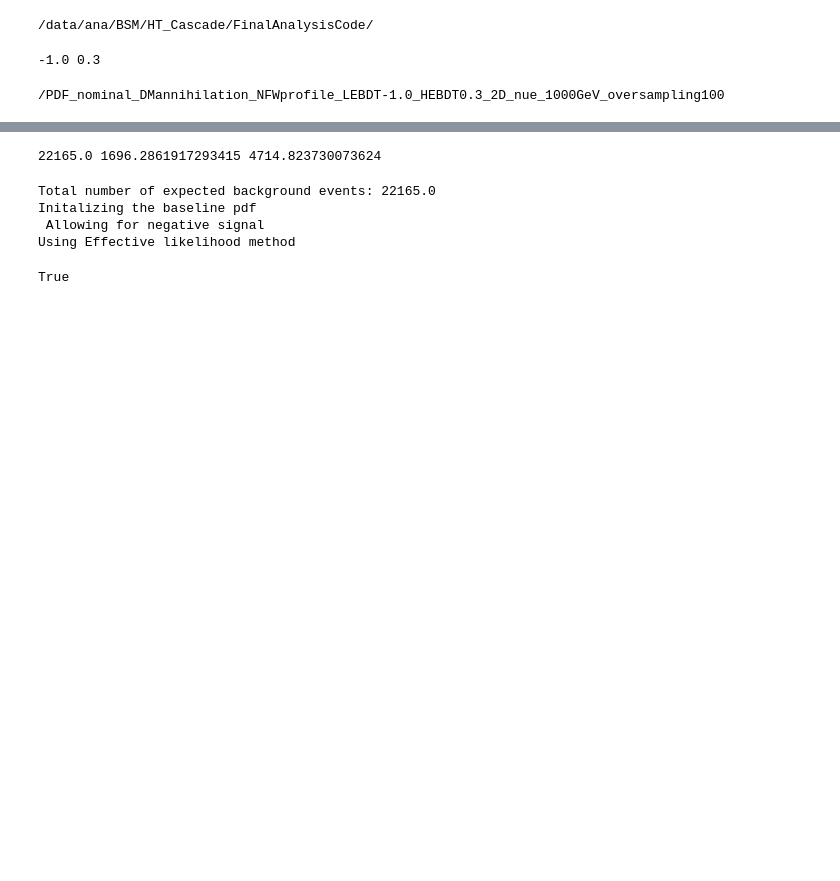
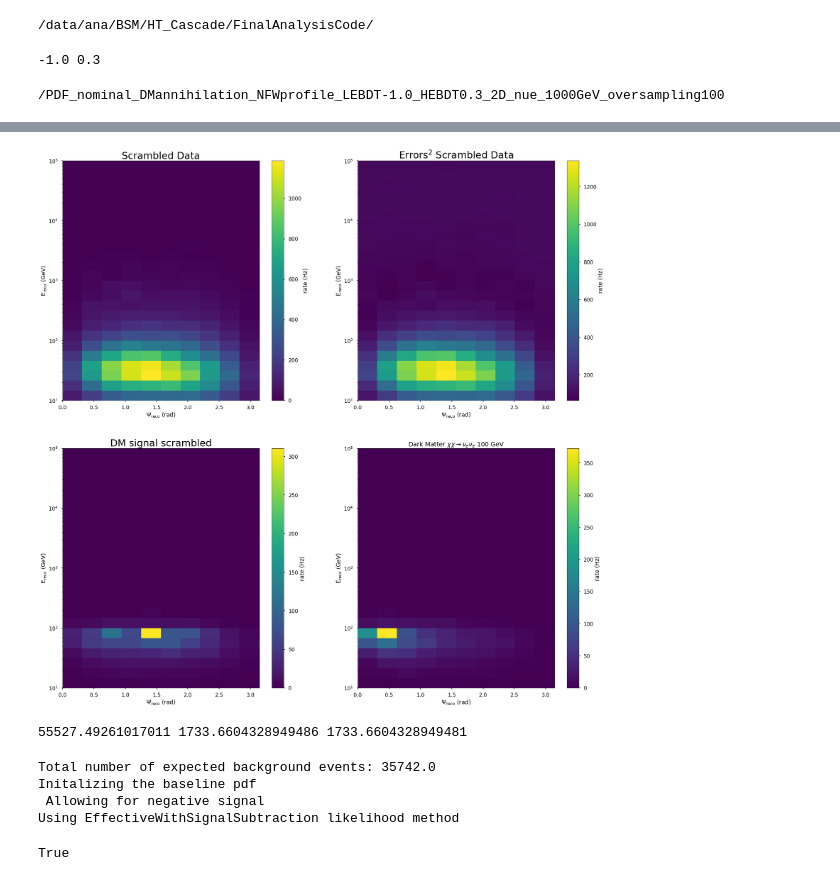
Before and after one commit to zemrude/NeutrinoLines, a Jupyter notebook: python/SensitivityCalculation_xi.ipynb, the cells around one changed output, grey strips where cells are left out. Cells and saved outputs as stored; diff of their text form; code cells hidden in the pictures; blank space fills up the shorter version.

```diff
--- a/python/SensitivityCalculation_xi.ipynb
+++ b/python/SensitivityCalculation_xi.ipynb
@@ -136,4 +150,40 @@ axs[1,1].set_yscale('log')
+# %%
+
+
+#np.shape(np.array(hatm)[2])
+
+fig,axs = plt.subplots(2,2,figsize=(30,30))
+pcm = axs[0,0].pcolormesh(hbkg[2],hbkg[1],hbkg[0])
+fig.colorbar(pcm, ax=axs[0,0], label='rate (Hz)')
+axs[0,0].set_title("Scrambled Data", fontsize=30)
+axs[0,0].set_xlabel(r"$\Psi_{\mathrm{reco}}$ (rad)")
+axs[0,0].set_ylabel(r"E$_{\mathrm{reco}}$ (GeV)")
+axs[0,0].set_yscale('log')
+
+pcm = axs[0,1].pcolormesh(hbkg_W2[2],hbkg_W2[1],hbkg_W2[0])
+fig.colorbar(pcm, ax=axs[0,1], label='rate (Hz)')
+axs[0,1].set_title("Errors$^2$ Scrambled Data", fontsize=30)
+axs[0,1].set_xlabel(r"$\Psi_{\mathrm{reco}}$ (rad)")
+axs[0,1].set_ylabel(r"E$_{\mathrm{reco}}$ (GeV)")
+axs[0,1].set_yscale('log')
+
+pcm = axs[1,0].pcolormesh(hDM_Scram[2],hDM_Scram[1],hDM_Scram[0])
+fig.colorbar(pcm, ax=axs[1,0], label='rate (Hz)')
+axs[1,0].set_title("DM signal scrambled", fontsize=30)
+axs[1,0].set_xlabel(r"$\Psi_{\mathrm{reco}}$ (rad)")
+axs[1,0].set_ylabel(r"E$_{\mathrm{reco}}$ (GeV)")
+axs[1,0].set_yscale('log')
+
+pcm = axs[1,1].pcolormesh(hDM[2],hDM[1],hDM[0])
+fig.colorbar(pcm, ax=axs[1,1], label='rate (Hz)')
+axs[1,1].set_title(r"Dark Matter $\chi\chi \rightarrow \nu_e \nu_e$ 100 GeV")
+
+axs[1,1].set_xlabel(r"$\Psi_{\mathrm{reco}}$ (rad)")
+axs[1,1].set_ylabel(r"E$_{\mathrm{reco}}$ (GeV)")
+axs[1,1].set_yscale('log')
+# %% [output]
+[figure, added]
 # %%
-print (np.sum(hbkg_quad[0]), np.sum(hSignalScram_quad[0]), np.sum(hDM_quad[0]))
+print (np.sum(hbkg_W2[0]), np.sum(hDM_Scram[0]), np.sum(hDM[0]))
 # %% [output]
-22165.0 1696.2861917293415 4714.823730073624
+55527.49261017011 1733.6604328949486 1733.6604328949481
@@ -153,34 +199,36 @@ analysis.saveMoreOutput()
 
 analysis.loadBackgroundPDF(np.array(hbkg[0]), True)
 analysis.loadSignalPDF(np.array(hDM[0]))
+analysis.setEmptyBins()
 
-
-LLH_type = 'Effective'
 #LLH_type = 'PoissonWithSignalSubtraction'
+LLH_type = 'EffectiveWithSignalSubtraction'
 
 #analysis.loadSignalScrambledPDF(np.array(hSignalScram[0]))
 
-analysis.loadSignalScrambledPDF(hSignalScrambled)
+analysis.loadSignalScrambledPDF(np.array(hDM_Scram[0]) )
+#analysis.allowNegativeSignal()
 
 if LLH_type == 'Effective':
-    analysis.loadUncertaintyPDFs(np.array(hbkg_quad[0]),np.array(hDM_quad[0]))
+    analysis.loadUncertaintyPDFs(np.array(hbkg_W2[0]),np.array(hDM_W2[0]))
     analysis.allowNegativeSignal()
 
 elif LLH_type == 'PoissonWithSignalSubtraction':
-    analysis.loadSignalScrambledPDF(np.array(hSignalScram[0]))
+    analysis.loadSignalScrambledPDF(np.array(hDM_Scram[0]))
 
 elif LLH_type == 'EffectiveWithSignalSubtraction':
-    analysis.loadUncertaintyPDFs(np.array(hbkg_quad[0]),np.array(hDM_quad[0]))
-    analysis.loadSignalScrambledPDF(np.array(hSignalScram[0]))
-    analysis.loadSignalScrambledUncertaintyPDF(np.array(hSignalScram_quad[0]))
+    analysis.loadUncertaintyPDFs(np.array(hbkg_W2[0]),np.array(hDM_W2[0]))
+    analysis.loadSignalScrambledPDF(np.array(hDM_Scram[0]))
+    analysis.loadSignalScrambledUncertaintyPDF(np.array(hDM_Scram_W2[0]))
+    analysis.allowNegativeSignal()
 
 print ("Using %s likelihood method"%LLH_type)
 analysis.setLLHtype(LLH_type)
 # %% [output]
-Total number of expected background events: 22165.0
+Total number of expected background events: 35742.0
 Initalizing the baseline pdf
  Allowing for negative signal
-Using Effective likelihood method
+Using EffectiveWithSignalSubtraction likelihood method
 # %%
 print (analysis.AllowNegativeSignal)
 # %% [output]
```
Also changed, not shown: parts of 23 cells of this notebook, 20 other files.
